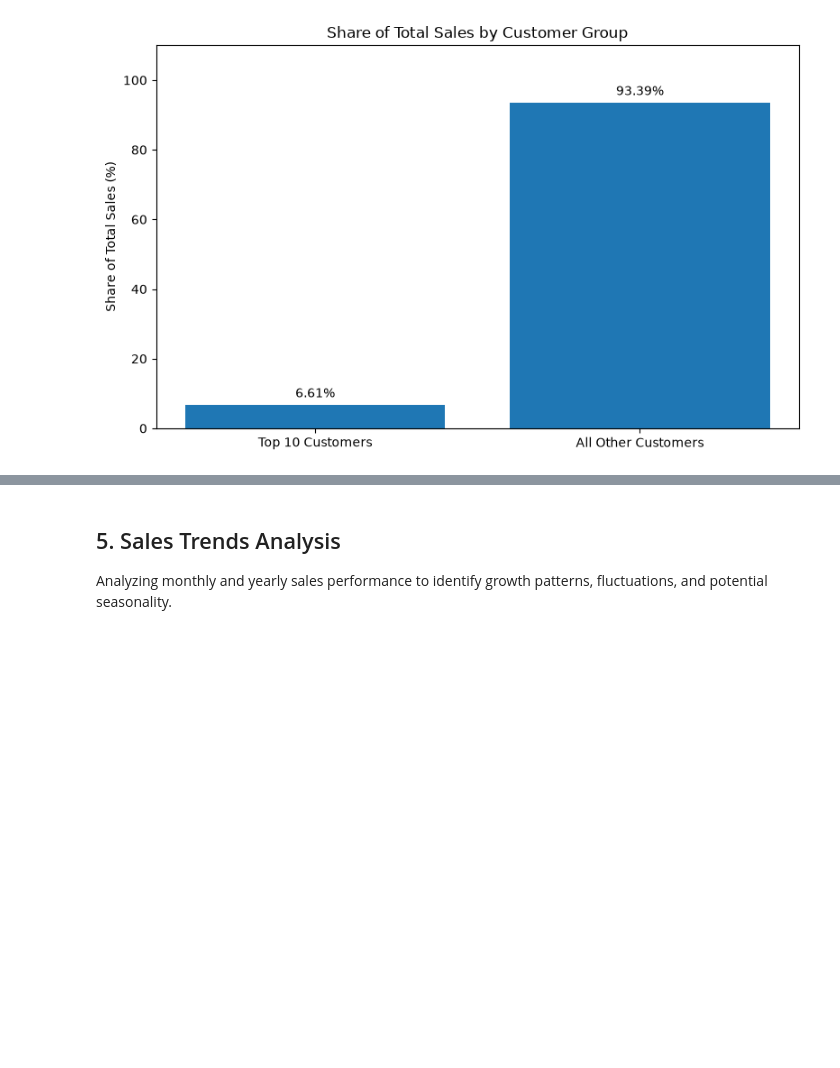
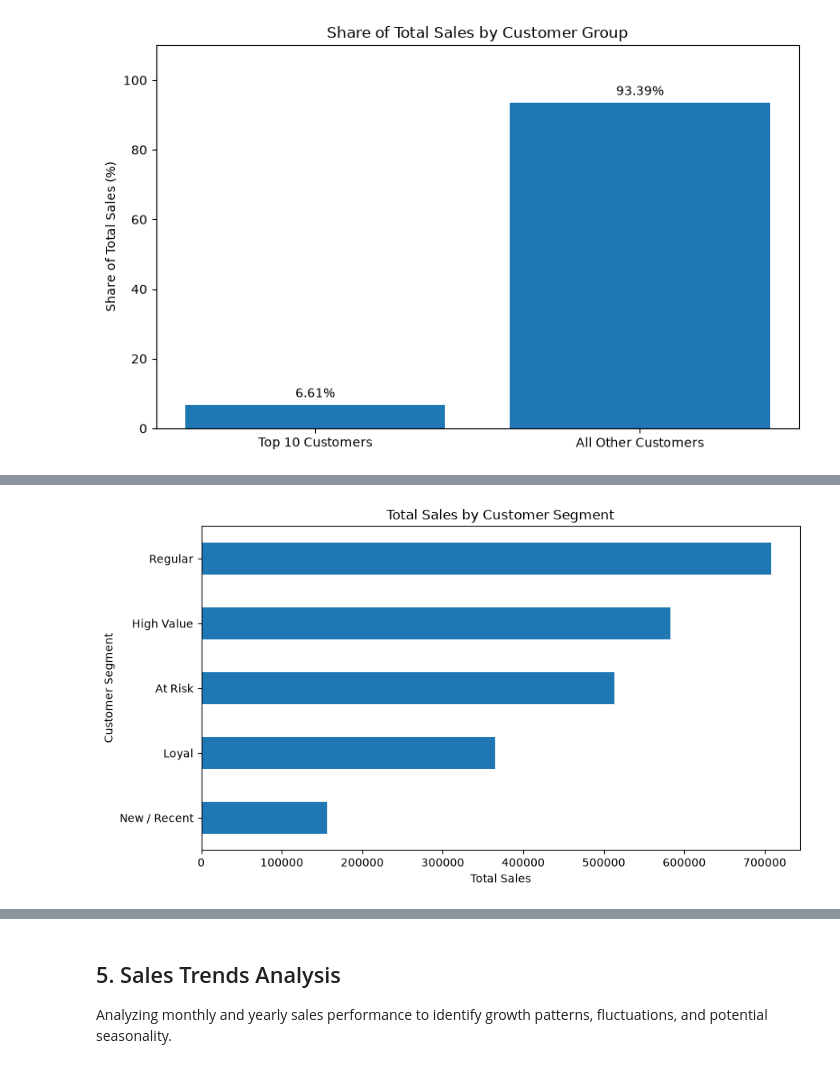
Before and after one commit to kumaridipika928-dot/ecommerce-sales-analytics, a Jupyter notebook: notebooks/02_sales_eda.ipynb, the cells around one changed output, grey strips where cells are left out. Saved outputs shown, nothing was run; the diff lists cells and outputs as text; code cells hidden in the pictures; blank space fills up the shorter version.

```diff
--- a/notebooks/02_sales_eda.ipynb
+++ b/notebooks/02_sales_eda.ipynb
@@ -2042,0 +2303,15 @@ plt.show()
+# %%
+
+segment_summary = rfm.groupby("Customer_Segment").agg(
+    Customer_Count=("Customer ID", "count"),
+    Total_Sales=("Monetary", "sum"),
+    Average_Sales=("Monetary", "mean"),
+    Average_Recency=("Recency", "mean"),
+    Average_Frequency=("Frequency", "mean")
+).round(2)
+
+segment_summary = segment_summary.sort_values(
+    "Total_Sales", ascending=False
+)
+
+segment_summary
@@ -2042,0 +2326,18 @@ plt.show()
+# %%
+
+import matplotlib.pyplot as plt
+
+sales_by_segment = segment_summary["Total_Sales"].sort_values()
+
+sales_by_segment.plot(
+    kind="barh",
+    figsize=(9, 5)
+)
+
+plt.title("Total Sales by Customer Segment")
+plt.xlabel("Total Sales")
+plt.ylabel("Customer Segment")
+plt.tight_layout()
+plt.show()
+# %% [output]
+[figure, added]
```
Also changed, not shown: parts of 19 cells of this notebook.
